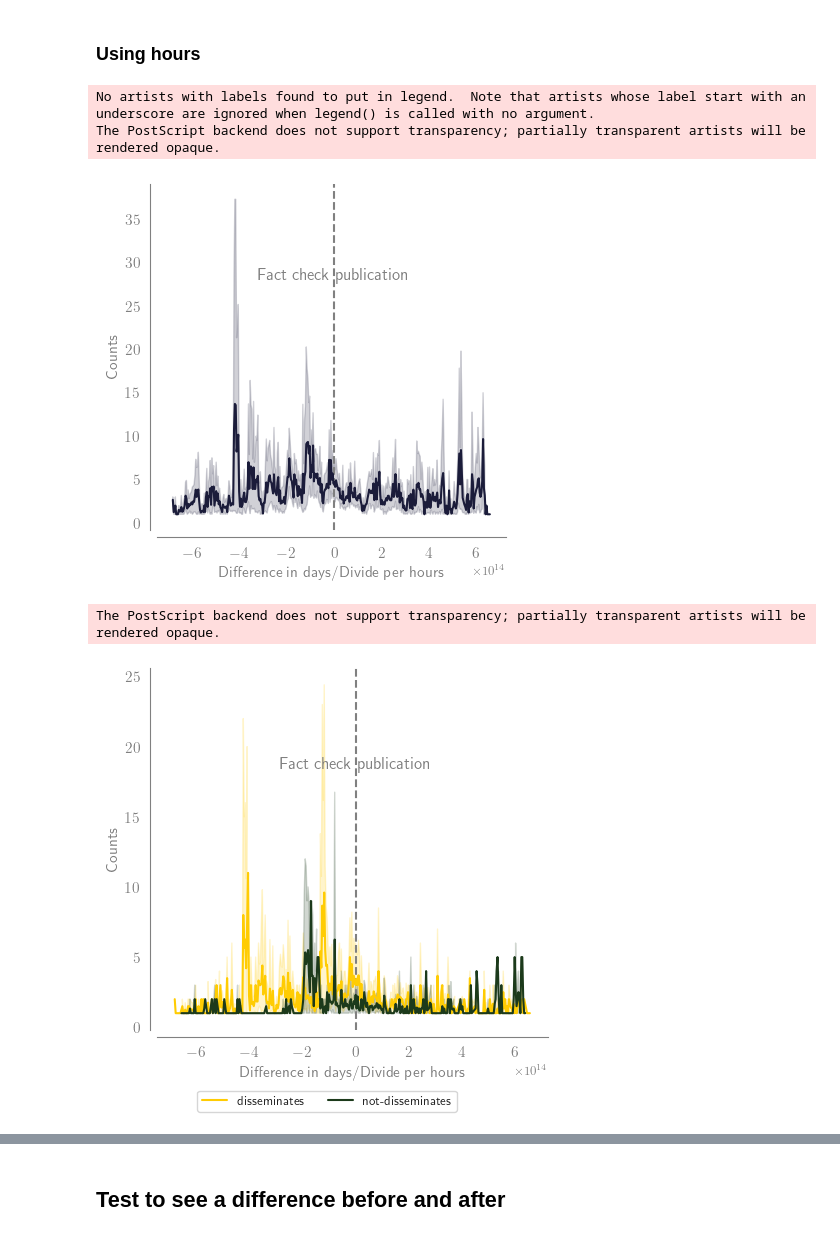
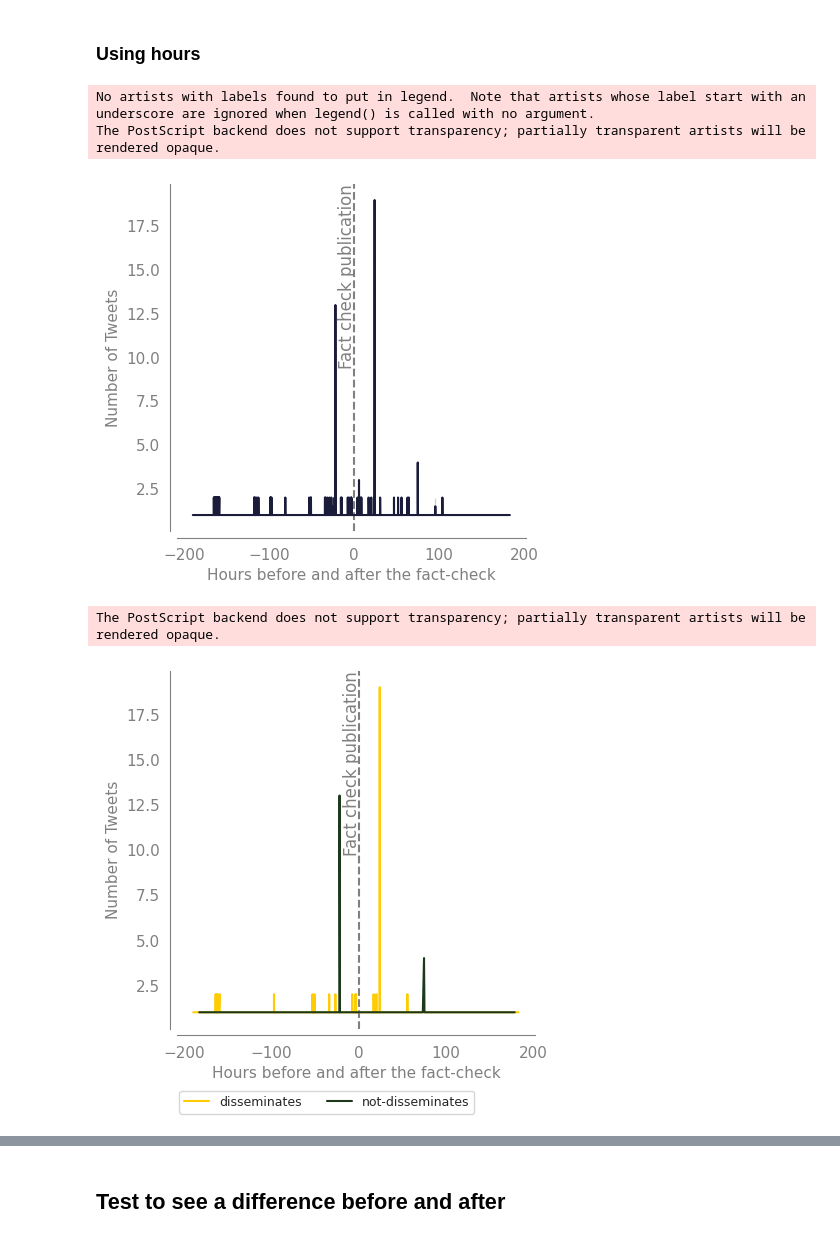
Before and after one commit to TeMU-BSC/iberifier, a Jupyter notebook: analysis/Selected_plots.ipynb, the cells around one changed output, grey strips where cells are left out. Cells and saved outputs as stored; diff of their text form; code cells hidden in the pictures.

```diff
--- a/analysis/Selected_plots.ipynb
+++ b/analysis/Selected_plots.ipynb
@@ -342,8 +348,8 @@ df_mynews = pd.json_normalize(json_mynews)
 rename_cols = {'_id.$oid': 'db_id', 'date.$date': 'date', 'fact_id.$oid': 'fact_id'}
 df_mynews = df_mynews.rename(columns=rename_cols)
 # Convert datetime object
-df_mynews['time'] = df_mynews['date'].astype('datetime64[ns]')
-df_mynews['date'] = df_mynews['date'].astype('datetime64[ns]').dt.date
+df_mynews['time'] = pd.to_datetime(df_mynews['date'])
+df_mynews['date'] = pd.to_datetime(df_mynews['date']).dt.date
 # %%
 with open('./../data/dumps/keywords.json', 'r') as f:
     json_keywords = json.load(f)
@@ -454,6 +460,8 @@ df_overview
 # %% [markdown]
 ## Fact checkers
 # %%
+mpl.rcParams.update(mpl.rcParamsDefault)
+
 field = 'fact_checker'
 
 # Define the colour for the fact-checker to be coherent
@@ -471,7 +479,8 @@ field_dates, field_dates_norm = output_df_for_cross(df_iberifier, 'date', field,
 
 # Get the plot
 filename, fig, ax = plot_counts(field_counts, field, kind_bar='barh')
-ax.set_xlabel('Fact checkers')
+ax.set_ylabel('Fact-checker')
+ax.set_xlabel('Number of claims')
 #ax.tick_params(rotation=90)
 
 ## Save the plot
@@ -950,7 +982,7 @@ No artists with labels found to put in legend.  Note that artists whose label st
 tweets_exploded = df_tweets[(df_tweets['topic_relation'] == 'on-topic') & (df_tweets['topic_relation_subset'] == True)].explode('fact_id')
 # %%
 # Calculate the difference in time between the time the tweet is published and the fact-check
-tweets_iberifier['diff_date'] = (tweets_iberifier['date_tweet'] - tweets_iberifier['date_fact_check']).dt.days
+tweets_iberifier['diff_date'] = (pd.to_datetime(tweets_iberifier['date_tweet']) - pd.to_datetime(tweets_iberifier['date_fact_check'])).dt.days
 tweets_iberifier['diff_date'] = tweets_iberifier['diff_date'].fillna(0)
 tweets_iberifier['diff_date'] = tweets_iberifier['diff_date'].astype('int')
 
@@ -1060,8 +1098,12 @@ The PostScript backend does not support transparency; partially transparent arti
 ### Using hours
 # %%
 # Calculate the difference in time between the time the tweet is published and the fact-check
-tweets_iberifier['diff_time'] = (tweets_iberifier['time_tweet'] - tweets_iberifier['time_fact_check']).astype('timedelta64[h]')
-tweets_iberifier['diff_time'] = pd.to_timedelta(tweets_iberifier['diff_time'], unit='h')
+tweets_iberifier['time_tweet'] = pd.to_datetime(tweets_iberifier['time_tweet'])
+tweets_iberifier['time_fact_check'] = pd.to_datetime(tweets_iberifier['time_fact_check'])
+tweets_iberifier['diff_time'] = (tweets_iberifier['time_tweet'] - tweets_iberifier['time_fact_check']).dt.total_seconds()/60/60
+#print(tweets_iberifier['diff_time'])
+#tweets_iberifier['diff_time'] = pd.to_timedelta(tweets_iberifier['diff_time'], unit='h')
+#print(tweets_iberifier['diff_time'])
 # Create the diff date for the plot
 diff_time = tweets_iberifier.groupby(['fact_id', 'diff_time']).size().reset_index()
 diff_time_per_factchecker = tweets_iberifier.groupby(['fact_id', 'diff_time', 'fact_checker']).size().reset_index()[['diff_time', 'fact_checker', 0]]
@@ -1082,24 +1124,25 @@ diff_time_metrics_support_claim = tweets_iberifier.groupby(['fact_id', 'diff_tim
 # %%
 time_range = diff_time['diff_time'].unique()
 time_range.sort()
 
 sns.set_style("white")
 fig, ax = plt.subplots(figsize=(6, 5))
 
 sns.despine(offset=5, trim=False)
 ax.axvline(x=0, color='grey', linestyle='--')
 ax = sns.lineplot(diff_time, x='diff_time', y=0, color=main_color)
-ax.set_ylabel('Counts')
 
-ax.set_xlabel('Difference in days/Divide per hours')
-ax.text(x=2.7, y=ax.get_ylim()[1]-ax.get_ylim()[1]/4, s='Fact check publication', fontsize=12, color='grey', bbox={'boxstyle': 'round,pad=0.3', 'ec': 'none', 'fc': 'none'}, ha='center', va='top' )
+ax.set_ylabel('Number of Tweets')
+ax.set_xlabel('Hours before and after the fact-check')
+
+ax.text(x=-8, y=ax.get_ylim()[1]-ax.get_ylim()[1]/4+5, s='Fact check publication', fontsize=12, color='grey', bbox={'boxstyle': 'round,pad=0.3', 'ec': 'none', 'fc': 'none'}, ha='center', va='top', rotation='vertical' )
 filename = 'impact_tweets_line_hours'
 
 save_plot(fig, ax, filename, 'onclaim', legend=False)
 # %% [output]
 No artists with labels found to put in legend.  Note that artists whose label start with an underscore are ignored when legend() is called with no argument.
 The PostScript backend does not support transparency; partially transparent artists will be rendered opaque.
-[figure, old version]
+[figure, new version]
 # %%
 time_range = diff_time_per_support_claim['diff_time'].unique()
 time_range.sort()
@@ -1112,11 +1155,11 @@ sns.despine(offset=5, trim=False)
 ax.axvline(x=0, color='grey', linestyle='--')
 
 ax = sns.lineplot(diff_time_per_support_claim, x='diff_time', hue='claim_finer_relation', y=0, palette=[second_color, third_color])
-ax.text(x=0, y=ax.get_ylim()[1]-ax.get_ylim()[1]/4, s='Fact check publication', fontsize=12, color='grey', bbox={'boxstyle': 'round,pad=0.3', 'ec': 'none', 'fc': 'none'}, ha='center', va='top' )
+ax.text(x=-8, y=ax.get_ylim()[1]-ax.get_ylim()[1]/4+5, s='Fact check publication', fontsize=12, color='grey', bbox={'boxstyle': 'round,pad=0.3', 'ec': 'none', 'fc': 'none'}, ha='center', va='top', rotation='vertical' )
 # Set the xlabel
-ax.set_ylabel('Counts')
+ax.set_ylabel('Number of Tweets')
+ax.set_xlabel('Hours before and after the fact-check')
 
-ax.set_xlabel('Difference in days/Divide per hours')
 filename = 'impact_tweets_line_hours_by_diss'
 
 save_plot(fig, ax,filename,  'onclaim')
@@ -1124,7 +1167,7 @@ save_plot(fig, ax,filename,  'onclaim')
 plt.show()
 # %% [output]
 The PostScript backend does not support transparency; partially transparent artists will be rendered opaque.
-[figure, old version]
+[figure, new version]
 # %%
 time_range = diff_time_metrics_support_claim['diff_time'].unique()
 time_range.sort()
```
Also changed, not shown: parts of 28 cells of this notebook, 39 other files.
